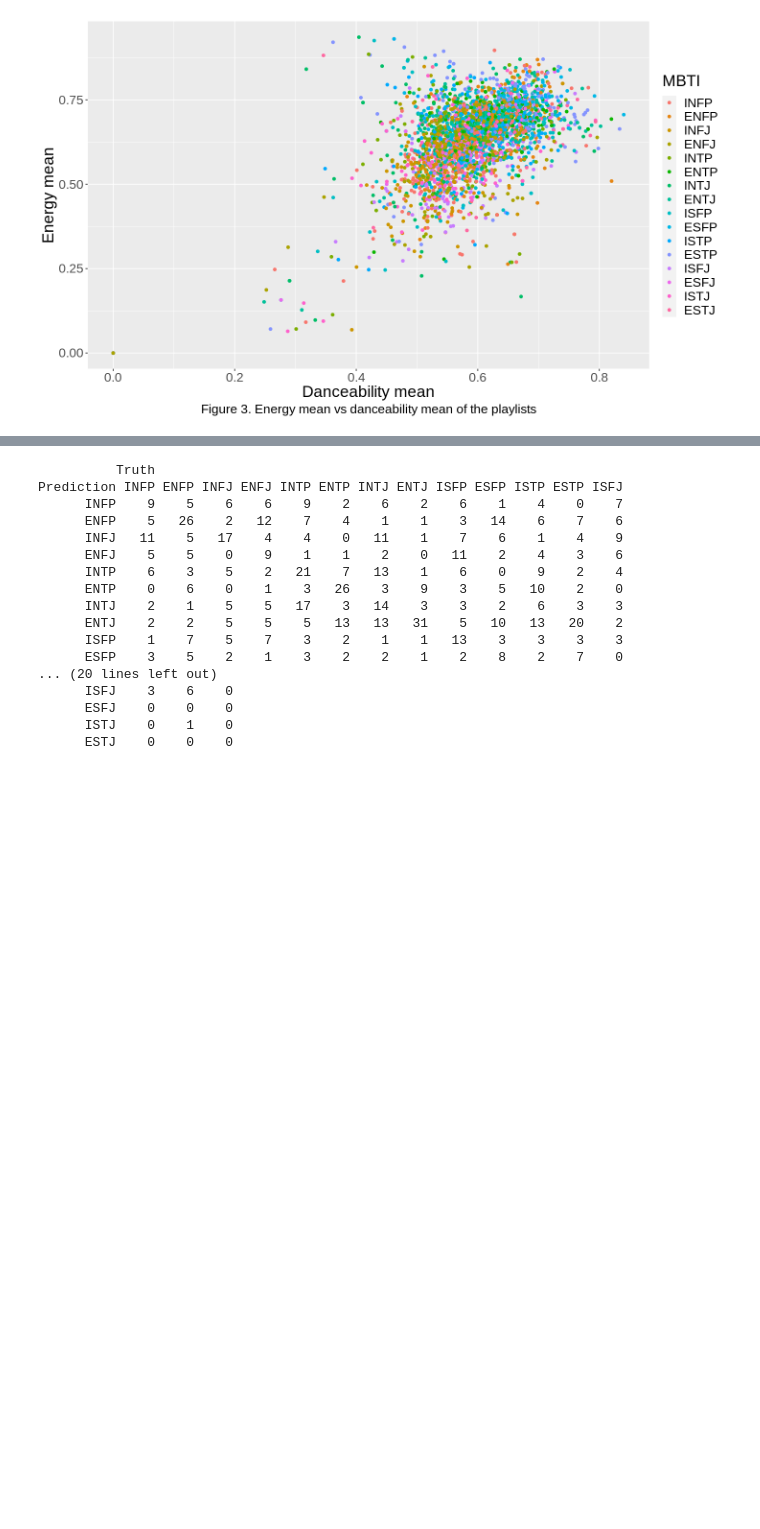
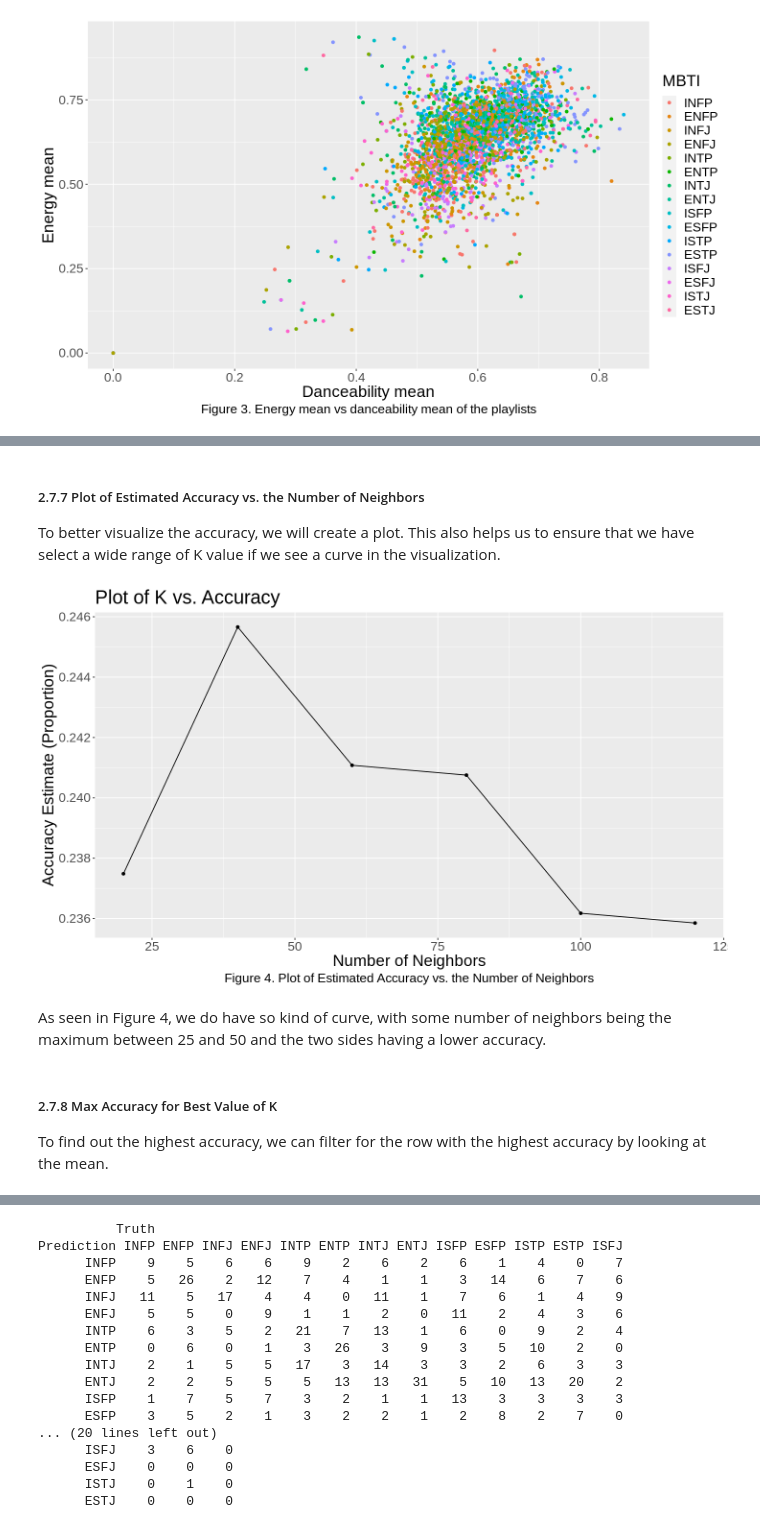
Before and after one commit to ccliang4/dsci-100-2022w1-sec-005-group-28, a Jupyter notebook: Group Project Report.ipynb, the cells around one changed output, grey strips where cells are left out. Cells and saved outputs as stored; diff of their text form; code cells hidden in the pictures; blank space fills up the shorter version.

```diff
--- a/Group Project Report.ipynb
+++ b/Group Project Report.ipynb
@@ -238,0 +364,2 @@ One way we will visualize the results is by visualizing the confusion matrix as
+# %%
+spotify_mbti_vfold <- vfold_cv(spotify_mbti_train, v = 5)
@@ -238,0 +403,3 @@ One way we will visualize the results is by visualizing the confusion matrix as
+# %%
+accuracies_training <- filter(knn_results, .metric == "accuracy")
+accuracies_training
@@ -238,0 +416,21 @@ One way we will visualize the results is by visualizing the confusion matrix as
+# %% [markdown]
+##### 2.7.7 Plot of Estimated Accuracy vs. the Number of Neighbors
+To better visualize the accuracy, we will create a plot. This also helps us to ensure that we have select a wide range of K value if we see a curve in the visualization.
+# %%
+accuracy_vs_k <- ggplot(accuracies_training, aes(x = neighbors, y = mean)) +
+    geom_point() +
+    geom_line() +
+    labs(x = "Number of Neighbors", y = "Accuracy Estimate (Proportion)",
+        caption = 'Figure 4. Plot of Estimated Accuracy vs. the Number of Neighbors') +
+    ggtitle("Plot of K vs. Accuracy") +
+    theme(text = element_text(size = 20),
+          plot.caption = element_text(hjust=0.5))
+
+accuracy_vs_k
+# %% [output]
+[figure, added]
+# %% [markdown]
+As seen in Figure 4, we do have so kind of curve, with some number of neighbors being the maximum between 25 and 50 and the two sides having a lower accuracy.
+# %% [markdown]
+##### 2.7.8 Max Accuracy for Best Value of K
+To find out the highest accuracy, we can filter for the row with the highest accuracy by looking at the mean.
```
Also changed, not shown: parts of 107 cells of this notebook.
